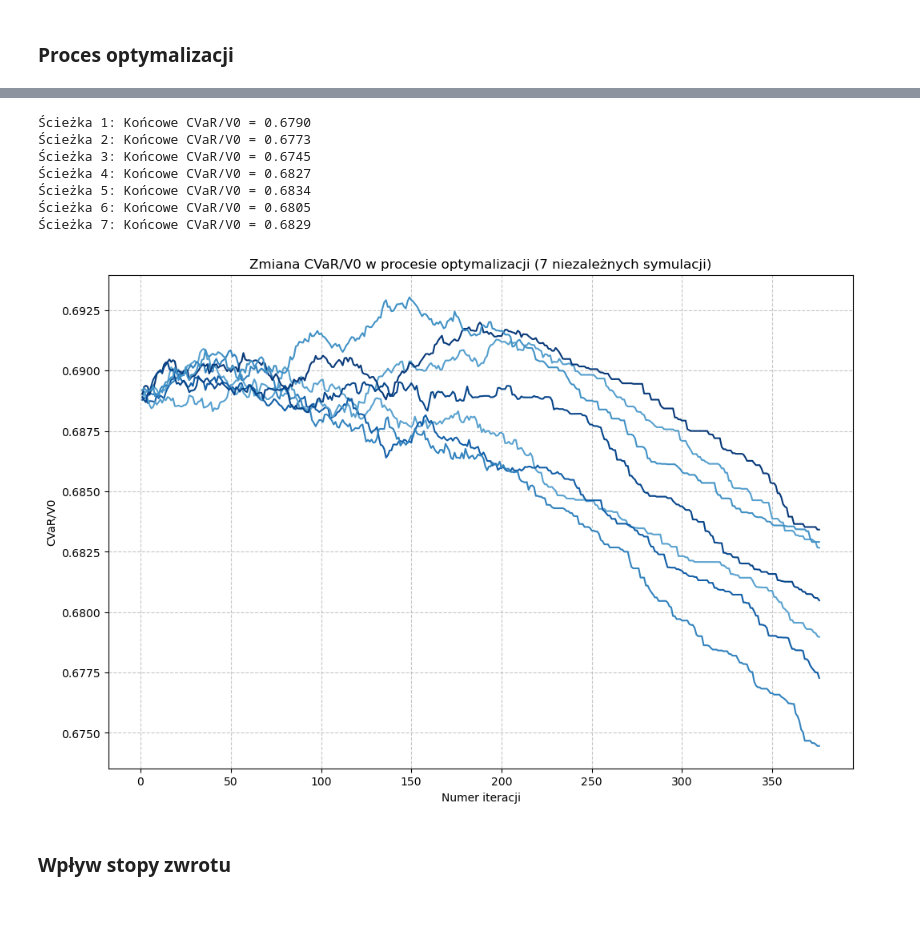
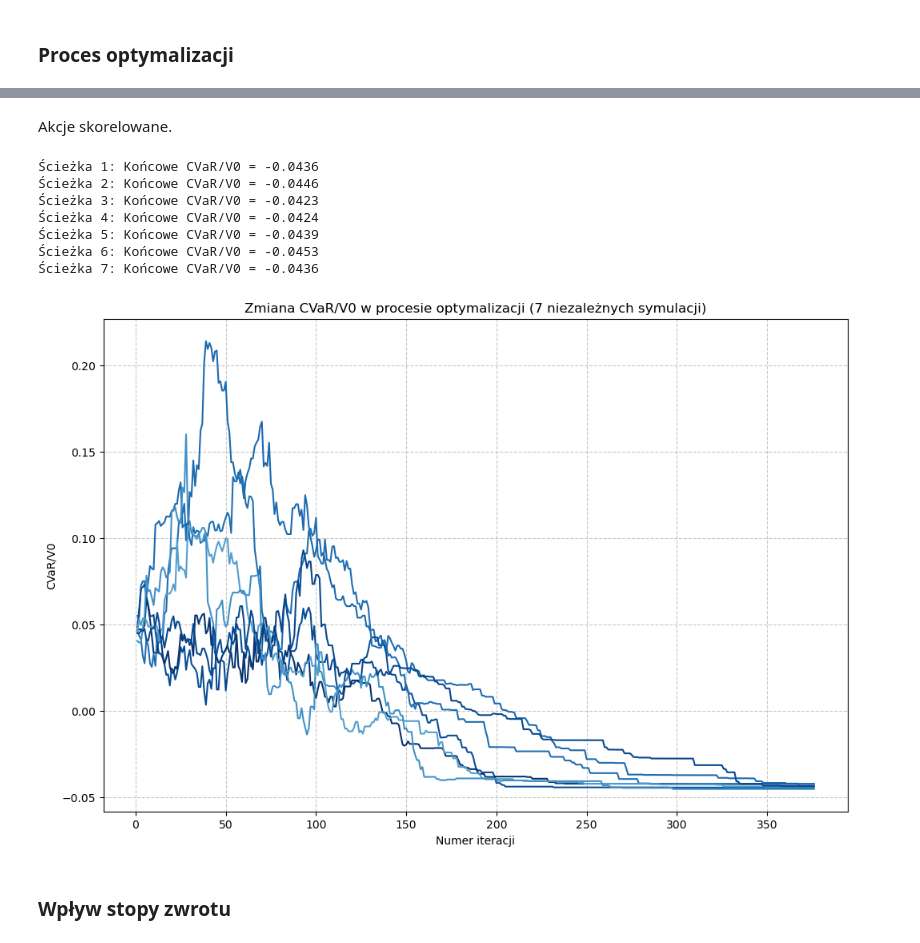
Before and after one commit to krukj/MeanVariancePortfolioMC, a Jupyter notebook: paths_generation.ipynb, the cells around one changed output, grey strips where cells are left out. Drawn from its saved outputs; the diff is of its cells as text; code cells hidden in the pictures; blank space fills up the shorter version.

```diff
--- a/paths_generation.ipynb
+++ b/paths_generation.ipynb
@@ -106,26 +127,28 @@ plot_cvar_history(T_0 = T_0,
-# %%
-plot_cvar_history(T_0 = T_0,
-                  T_f = T_f,
-                  max_iter = max_iter,
-                  step_size = step_size,
-                  annealing_rate = annealing_rate,
-                  probabilities = probabilities,
-                  alpha = alpha,
-                  S_0 = S_0,
-                  S_T = S_T,
-                  V_0 = V_0,
-                  return_rate = return_rate,
-                  n_paths=7,
-                  relative=True)
-# %% [output]
-Ścieżka 1: Końcowe CVaR/V0 = 0.6790
-Ścieżka 2: Końcowe CVaR/V0 = 0.6773
-Ścieżka 3: Końcowe CVaR/V0 = 0.6745
-Ścieżka 4: Końcowe CVaR/V0 = 0.6827
-Ścieżka 5: Końcowe CVaR/V0 = 0.6834
-Ścieżka 6: Końcowe CVaR/V0 = 0.6805
-Ścieżka 7: Końcowe CVaR/V0 = 0.6829
-[figure, removed]
+# %% [markdown]
+Akcje skorelowane.
+# %%
+plot_cvar_history(T_0 = T_0,
+                  T_f = T_f,
+                  max_iter = max_iter,
+                  step_size = step_size,
+                  annealing_rate = annealing_rate,
+                  probabilities = probabilities,
+                  alpha = alpha,
+                  S_0 = S_0,
+                  S_T = S_T_corr,
+                  V_0 = V_0,
+                  return_rate = return_rate,
+                  n_paths=7,
+                  relative=True)
+# %% [output]
+Ścieżka 1: Końcowe CVaR/V0 = -0.0436
+Ścieżka 2: Końcowe CVaR/V0 = -0.0446
+Ścieżka 3: Końcowe CVaR/V0 = -0.0423
+Ścieżka 4: Końcowe CVaR/V0 = -0.0424
+Ścieżka 5: Końcowe CVaR/V0 = -0.0439
+Ścieżka 6: Końcowe CVaR/V0 = -0.0453
+Ścieżka 7: Końcowe CVaR/V0 = -0.0436
+[figure, added]
 # %% [markdown]
 ### Wpływ stopy zwrotu
 # %%
```
Also changed, not shown: parts of 16 cells of this notebook, 2 other files.
